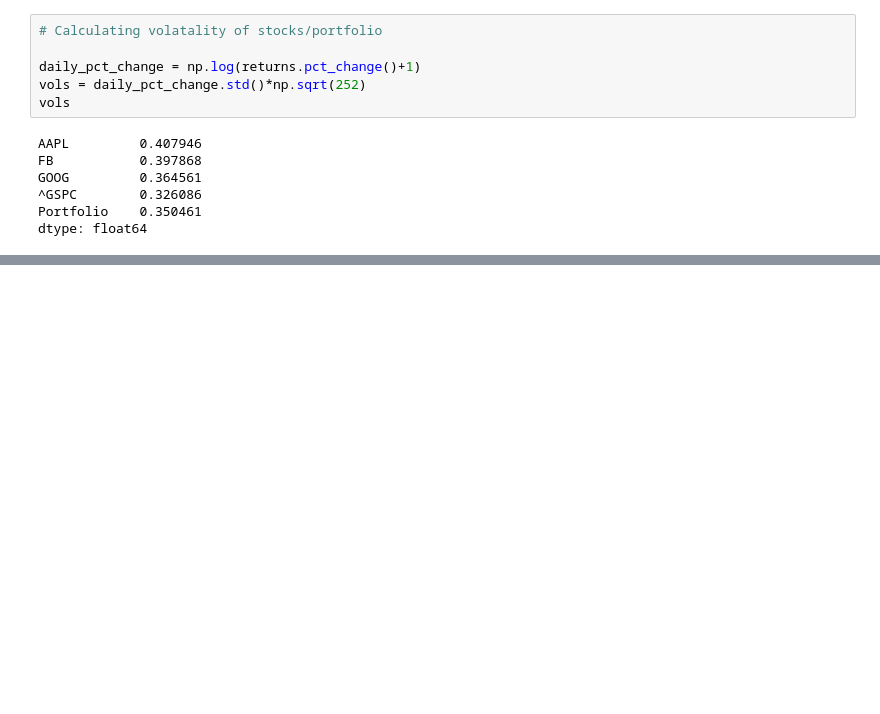
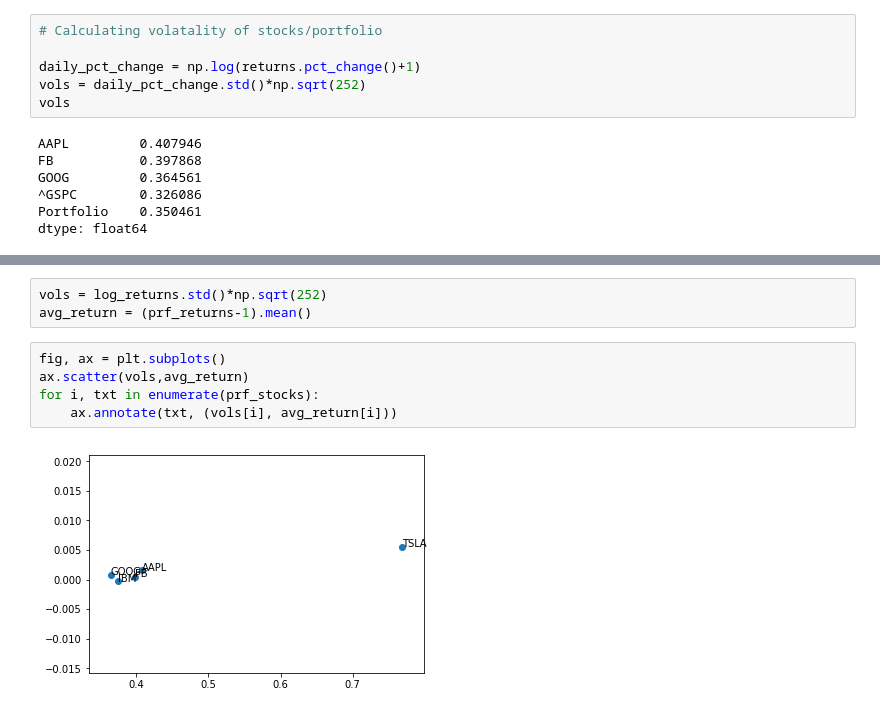
Before and after one commit to shobhansingh1/Py_PortfolioManager, a Jupyter notebook: PortfolioManagement_workbook.ipynb, the cells around one changed output, grey strips where cells are left out. Saved outputs shown, nothing was run; the diff lists cells and outputs as text; blank space fills up the shorter version.

```diff
--- a/PortfolioManagement_workbook.ipynb
+++ b/PortfolioManagement_workbook.ipynb
@@ -302,0 +346,10 @@ dtype: float64
+# %%
+vols = log_returns.std()*np.sqrt(252)
+avg_return = (prf_returns-1).mean()
+# %%
+fig, ax = plt.subplots()
+ax.scatter(vols,avg_return)
+for i, txt in enumerate(prf_stocks):
+    ax.annotate(txt, (vols[i], avg_return[i]))
+# %% [output]
+[figure, added]
```
Also changed, not shown: parts of 13 cells of this notebook.
